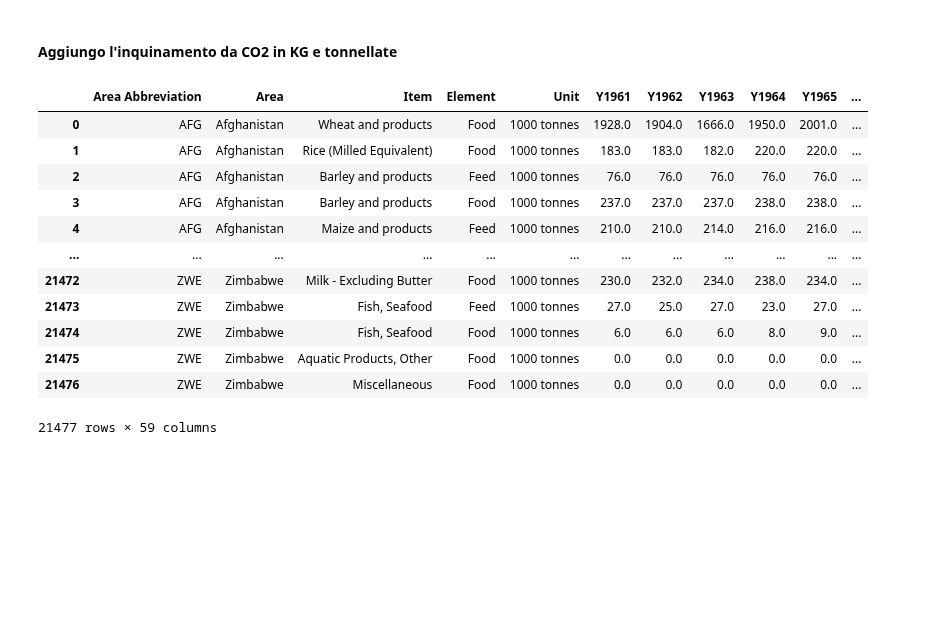
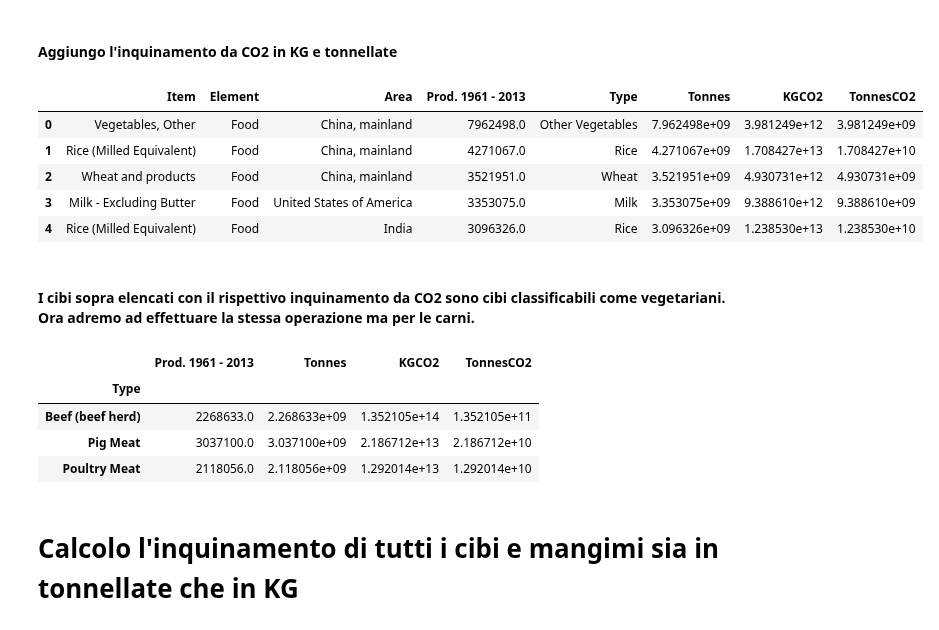
Before and after one commit to monkeymatt0/ProduzioneCibiMangimiImpattoAmbientale, a Jupyter notebook: MatteoVolleroDataVis.ipynb, the cells around one changed output. Saved outputs shown, nothing was run; the diff lists cells and outputs as text; code cells hidden in the pictures; blank space fills up the shorter version.

Commit message:
Fase discovery(Aggiunta di dati come i vari tipi di inquinamento)

```diff
--- a/MatteoVolleroDataVis.ipynb
+++ b/MatteoVolleroDataVis.ipynb
@@ -202,7 +202,6 @@ def incrocio_dati(df, cibi, prodotti_tracciati, colonne) -> None:
           else:
                print("No type encoded")
 # %%
-prodotti_tracciati = list()
 # Inserimento nel df in base al tipo di alimento(pt.1)
 prodotti_tracciati = list()
 incrocio_dati(FAO_df, cibi, prodotti_tracciati, colonne_interessate)
@@ -461,24 +478,40 @@ cibo_max_produzione
 # %%
 
 for index, record in cibo_max_produzione.iterrows():
      for CO2_record in Food_CO2_total_emissions:
           key = [key for key in CO2_record.keys()][0]
           if record["Type"] in key:
                cibo_max_produzione.at[index, "KGCO2"] *= CO2_record[key]
                cibo_max_produzione.at[index, "TonnesCO2"] = cibo_max_produzione.at[index, "Tonnes"] * CO2_record[key]
 cibo_max_produzione
-FAO_df[FAO_df_colonne_interessate]
 # %% [output]
-|  | Area Abbreviation | Area | Item | Element | Unit | Y1961 | Y1962 | Y1963 | Y1964 | Y1965 | ... |
-| 0 | AFG | Afghanistan | Wheat and products | Food | 1000 tonnes | 1928.0 | 1904.0 | 1666.0 | 1950.0 | 2001.0 | ... |
-| 1 | AFG | Afghanistan | Rice (Milled Equivalent) | Food | 1000 tonnes | 183.0 | 183.0 | 182.0 | 220.0 | 220.0 | ... |
-| 2 | AFG | Afghanistan | Barley and products | Feed | 1000 tonnes | 76.0 | 76.0 | 76.0 | 76.0 | 76.0 | ... |
-| 3 | AFG | Afghanistan | Barley and products | Food | 1000 tonnes | 237.0 | 237.0 | 237.0 | 238.0 | 238.0 | ... |
-| 4 | AFG | Afghanistan | Maize and products | Feed | 1000 tonnes | 210.0 | 210.0 | 214.0 | 216.0 | 216.0 | ... |
-| ... | ... | ... | ... | ... | ... | ... | ... | ... | ... | ... | ... |
-| 21472 | ZWE | Zimbabwe | Milk - Excluding Butter | Food | 1000 tonnes | 230.0 | 232.0 | 234.0 | 238.0 | 234.0 | ... |
-| 21473 | ZWE | Zimbabwe | Fish, Seafood | Feed | 1000 tonnes | 27.0 | 25.0 | 27.0 | 23.0 | 27.0 | ... |
-| 21474 | ZWE | Zimbabwe | Fish, Seafood | Food | 1000 tonnes | 6.0 | 6.0 | 6.0 | 8.0 | 9.0 | ... |
-| 21475 | ZWE | Zimbabwe | Aquatic Products, Other | Food | 1000 tonnes | 0.0 | 0.0 | 0.0 | 0.0 | 0.0 | ... |
-| 21476 | ZWE | Zimbabwe | Miscellaneous | Food | 1000 tonnes | 0.0 | 0.0 | 0.0 | 0.0 | 0.0 | ... |
+|  | Item | Element | Area | Prod. 1961 - 2013 | Type | Tonnes | KGCO2 | TonnesCO2 |
+| 0 | Vegetables, Other | Food | China, mainland | 7962498.0 | Other Vegetables | 7.962498e+09 | 3.981249e+12 | 3.981249e+09 |
+| 1 | Rice (Milled Equivalent) | Food | China, mainland | 4271067.0 | Rice | 4.271067e+09 | 1.708427e+13 | 1.708427e+10 |
+| 2 | Wheat and products | Food | China, mainland | 3521951.0 | Wheat | 3.521951e+09 | 4.930731e+12 | 4.930731e+09 |
+| 3 | Milk - Excluding Butter | Food | United States of America | 3353075.0 | Milk | 3.353075e+09 | 9.388610e+12 | 9.388610e+09 |
+| 4 | Rice (Milled Equivalent) | Food | India | 3096326.0 | Rice | 3.096326e+09 | 1.238530e+13 | 1.238530e+10 |
-21477 rows × 59 columns
+# %% [markdown]
+#### I cibi sopra elencati con il rispettivo inquinamento da CO2 sono cibi classificabili come vegetariani. Ora adremo ad effettuare la stessa operazione ma per le carni.
+# %%
+meat_conditions = (Food_items["Item"] == "Bovine Meat") | (Food_items["Item"] == "Pigmeat") | (Food_items["Item"] == "Poultry Meat")
+meats_df = Food_items[meat_conditions]
+meats_type = meats_df["Type"].drop_duplicates().to_list()
+worlds_meat_production_df = meats_df.groupby("Type").sum(numeric_only=True)
+meats_KGCO2 = [{index: Food_Production_df[Food_Production_df["Food product"] == index]["Total_emissions"].to_list()[0]} for index, record in worlds_meat_production_df.iterrows()]
+worlds_meat_production_df
+meats_KGCO2
+for record in meats_KGCO2:
+    for key, value in record.items():
+        worlds_meat_production_df.at[key, "KGCO2"] =  worlds_meat_production_df.at[key, "Tonnes"] * record[key] * 1000
+        worlds_meat_production_df.at[key, "TonnesCO2"] = worlds_meat_production_df.at[key, "Tonnes"] * record[key]
+
+worlds_meat_production_df
+# %% [output]
+|  | Prod. 1961 - 2013 | Tonnes | KGCO2 | TonnesCO2 |
+| Type |  |  |  |  |
+| Beef (beef herd) | 2268633.0 | 2.268633e+09 | 1.352105e+14 | 1.352105e+11 |
+| Pig Meat | 3037100.0 | 3.037100e+09 | 2.186712e+13 | 2.186712e+10 |
+| Poultry Meat | 2118056.0 | 2.118056e+09 | 1.292014e+13 | 1.292014e+10 |
+# %% [markdown]
+# Calcolo l'inquinamento di tutti i cibi e mangimi sia in tonnellate che in KG
```
Also changed, not shown: parts of 16 cells of this notebook.
